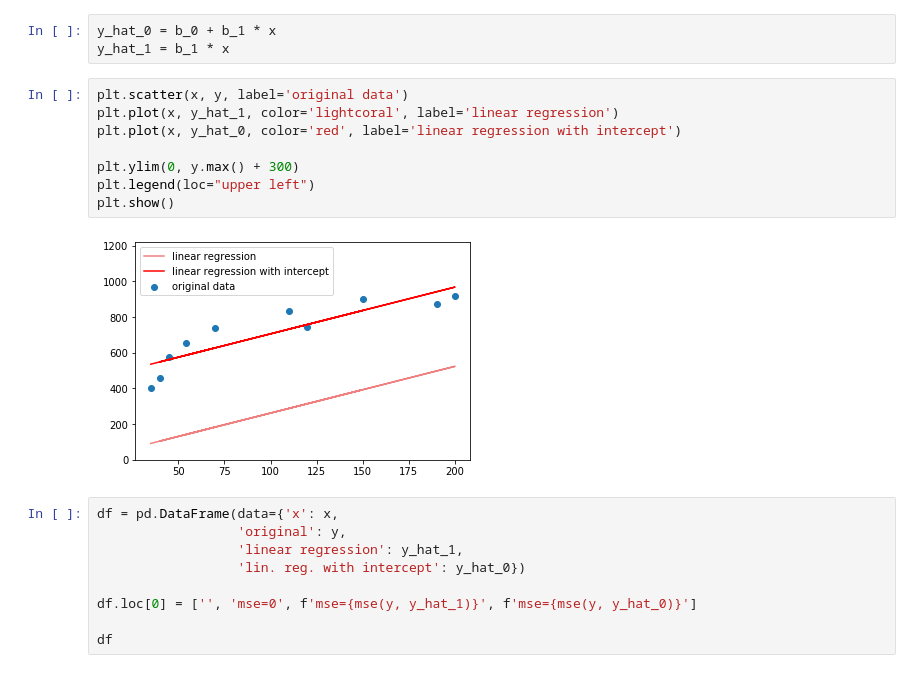
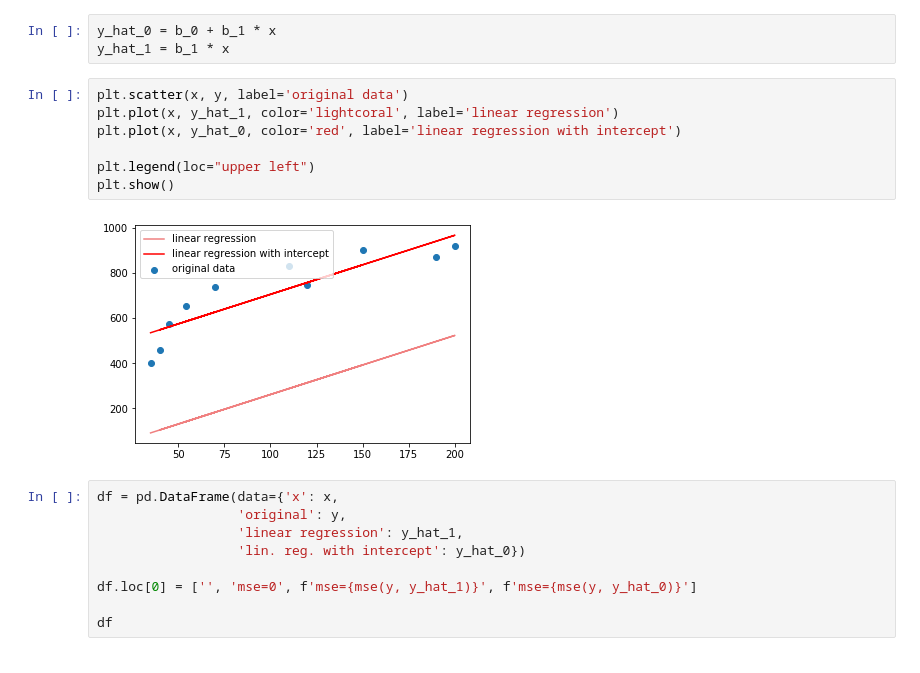
Before and after one commit to AlexanderKonstantinov/mathstat, a Jupyter notebook: lesson 7.ipynb, the cells around one changed output. Drawn from its saved outputs; the diff is of its cells as text.

```diff
--- a/lesson 7.ipynb
+++ b/lesson 7.ipynb
@@ -26,13 +26,12 @@ y_hat_1 = b_1 * x
 # %%
 plt.scatter(x, y, label='original data')
 plt.plot(x, y_hat_1, color='lightcoral', label='linear regression')
 plt.plot(x, y_hat_0, color='red', label='linear regression with intercept')
 
-plt.ylim(0, y.max() + 300)
 plt.legend(loc="upper left")
 plt.show()
 # %% [output]
-[figure, old version]
+[figure, new version]
 # %%
 df = pd.DataFrame(data={'x': x,
                   'original': y,
```
Also changed, not shown: parts of 2 cells of this notebook.
